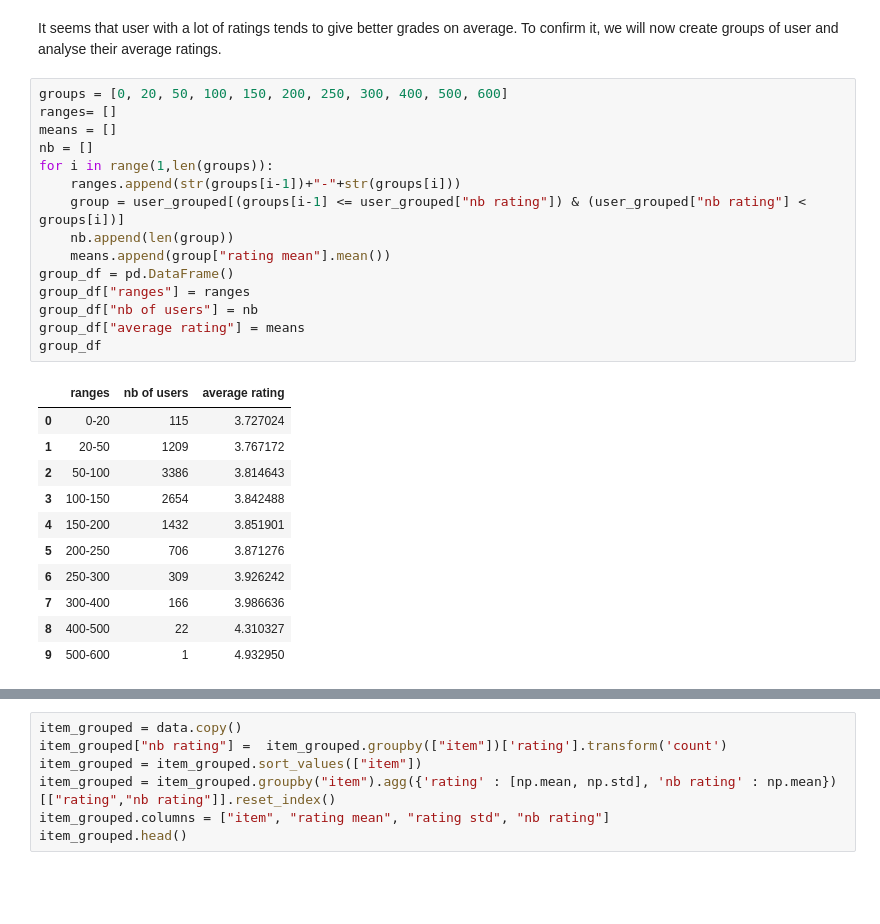
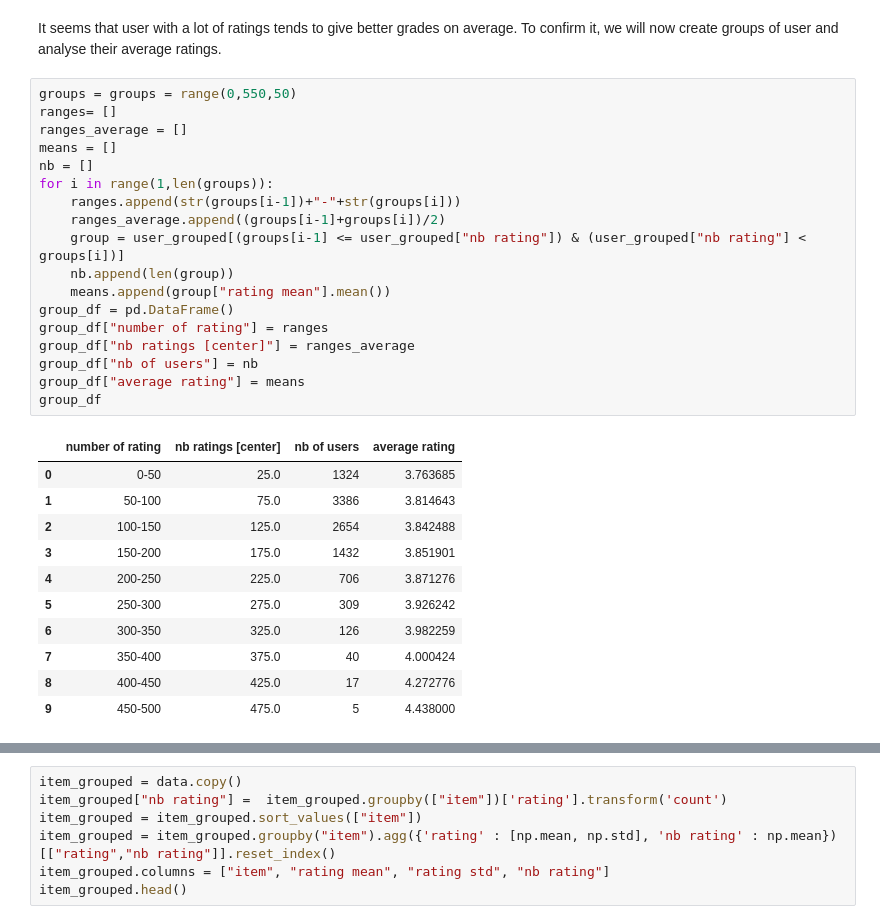
Before and after one commit to mthambipillai/recommender_system, a Jupyter notebook: Notebook/data_exploration.ipynb, the cells around one changed output, grey strips where cells are left out. Drawn from its saved outputs; the diff is of its cells as text; blank space fills up the shorter version.

```diff
--- a/Notebook/data_exploration.ipynb
+++ b/Notebook/data_exploration.ipynb
@@ -210,29 +212,32 @@ ax2.axis([0, 600, 0, 2])
 # %% [markdown]
 It seems that user with a lot of ratings tends to give better grades on average. To confirm it, we will now create groups of user and analyse their average ratings.
 # %%
-groups = [0, 20, 50, 100, 150, 200, 250, 300, 400, 500, 600]
+groups = groups = range(0,550,50)
 ranges= []
+ranges_average = []
 means = []
 nb = []
 for i in range(1,len(groups)):
     ranges.append(str(groups[i-1])+"-"+str(groups[i]))
+    ranges_average.append((groups[i-1]+groups[i])/2)
     group = user_grouped[(groups[i-1] <= user_grouped["nb rating"]) & (user_grouped["nb rating"] < groups[i])]
     nb.append(len(group))
     means.append(group["rating mean"].mean())
 group_df = pd.DataFrame()
-group_df["ranges"] = ranges
+group_df["number of rating"] = ranges
+group_df["nb ratings [center]"] = ranges_average
 group_df["nb of users"] = nb
 group_df["average rating"] = means
 group_df
 # %% [output]
-|  | ranges | nb of users | average rating |
-| 0 | 0-20 | 115 | 3.727024 |
-| 1 | 20-50 | 1209 | 3.767172 |
-| 2 | 50-100 | 3386 | 3.814643 |
-| 3 | 100-150 | 2654 | 3.842488 |
-| 4 | 150-200 | 1432 | 3.851901 |
-| 5 | 200-250 | 706 | 3.871276 |
-| 6 | 250-300 | 309 | 3.926242 |
-| 7 | 300-400 | 166 | 3.986636 |
-| 8 | 400-500 | 22 | 4.310327 |
-| 9 | 500-600 | 1 | 4.932950 |
+|  | number of rating | nb ratings [center] | nb of users | average rating |
+| 0 | 0-50 | 25.0 | 1324 | 3.763685 |
+| 1 | 50-100 | 75.0 | 3386 | 3.814643 |
+| 2 | 100-150 | 125.0 | 2654 | 3.842488 |
+| 3 | 150-200 | 175.0 | 1432 | 3.851901 |
+| 4 | 200-250 | 225.0 | 706 | 3.871276 |
+| 5 | 250-300 | 275.0 | 309 | 3.926242 |
+| 6 | 300-350 | 325.0 | 126 | 3.982259 |
+| 7 | 350-400 | 375.0 | 40 | 4.000424 |
+| 8 | 400-450 | 425.0 | 17 | 4.272776 |
+| 9 | 450-500 | 475.0 | 5 | 4.438000 |
```
Also changed, not shown: parts of 22 cells of this notebook, 1 other file.
